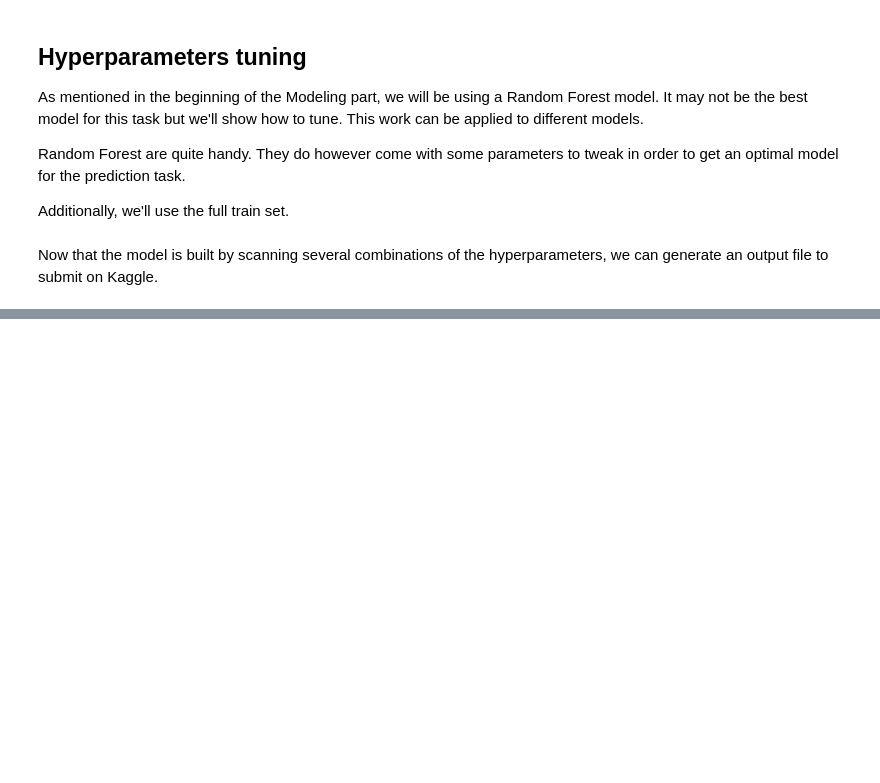
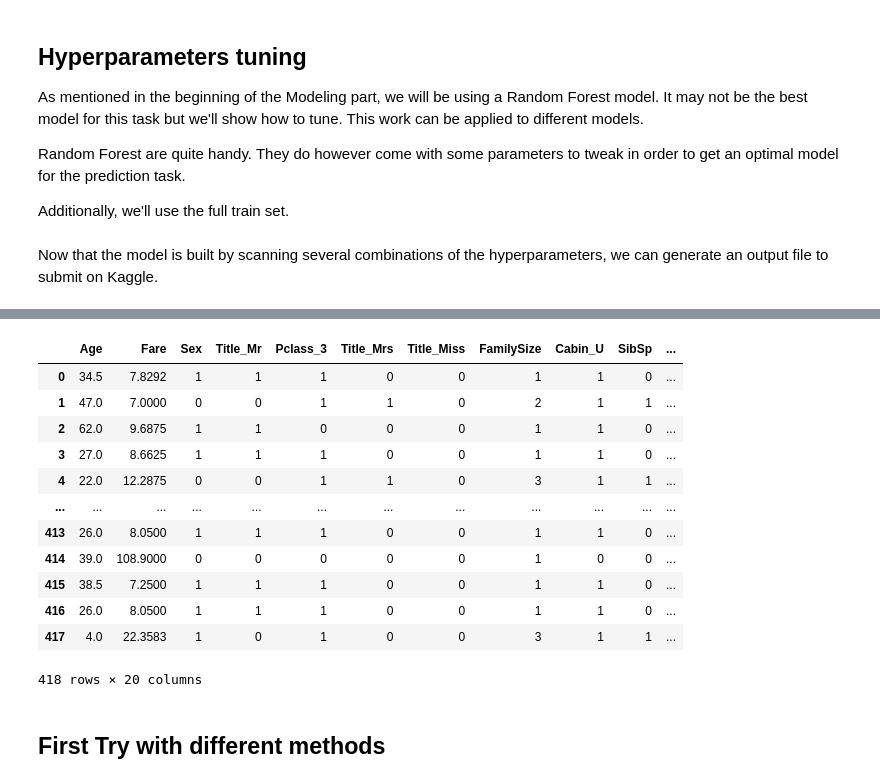
Before and after one commit to EnrAqu/Titanic-Challenge, a Jupyter notebook: Titanic Challenge - Another Version.ipynb, the cells around one changed output, grey strips where cells are left out. Drawn from its saved outputs; the diff is of its cells as text; code cells hidden in the pictures; blank space fills up the shorter version.

```diff
--- a/Titanic Challenge - Another Version.ipynb
+++ b/Titanic Challenge - Another Version.ipynb
@@ -891 +1001,19 @@ FINAL RESULT: 78,4% IS THE ACCURACY FOUND.
+# %%
+new_test.reindex(np.linspace(0,418,1))
+new_test.index = pd.RangeIndex(start=0, stop=418, step=1)
+new_test
+# %% [output]
+|  | Age | Fare | Sex | Title_Mr | Pclass_3 | Title_Mrs | Title_Miss | FamilySize | Cabin_U | SibSp | ... |
+| 0 | 34.5 | 7.8292 | 1 | 1 | 1 | 0 | 0 | 1 | 1 | 0 | ... |
+| 1 | 47.0 | 7.0000 | 0 | 0 | 1 | 1 | 0 | 2 | 1 | 1 | ... |
+| 2 | 62.0 | 9.6875 | 1 | 1 | 0 | 0 | 0 | 1 | 1 | 0 | ... |
+| 3 | 27.0 | 8.6625 | 1 | 1 | 1 | 0 | 0 | 1 | 1 | 0 | ... |
+| 4 | 22.0 | 12.2875 | 0 | 0 | 1 | 1 | 0 | 3 | 1 | 1 | ... |
+| ... | ... | ... | ... | ... | ... | ... | ... | ... | ... | ... | ... |
+| 413 | 26.0 | 8.0500 | 1 | 1 | 1 | 0 | 0 | 1 | 1 | 0 | ... |
+| 414 | 39.0 | 108.9000 | 0 | 0 | 0 | 0 | 0 | 1 | 0 | 0 | ... |
+| 415 | 38.5 | 7.2500 | 1 | 1 | 1 | 0 | 0 | 1 | 1 | 0 | ... |
+| 416 | 26.0 | 8.0500 | 1 | 1 | 1 | 0 | 0 | 1 | 1 | 0 | ... |
+| 417 | 4.0 | 22.3583 | 1 | 0 | 1 | 0 | 0 | 3 | 1 | 1 | ... |
+418 rows × 20 columns
 # %%
@@ -892,0 +1022,2 @@ X_train, X_test, y_train, y_test = train_test_split(train_reduced, targets, test
+# %% [markdown]
+## First Try with different methods
```
Also changed, not shown: parts of 71 cells of this notebook, 1 other file.
